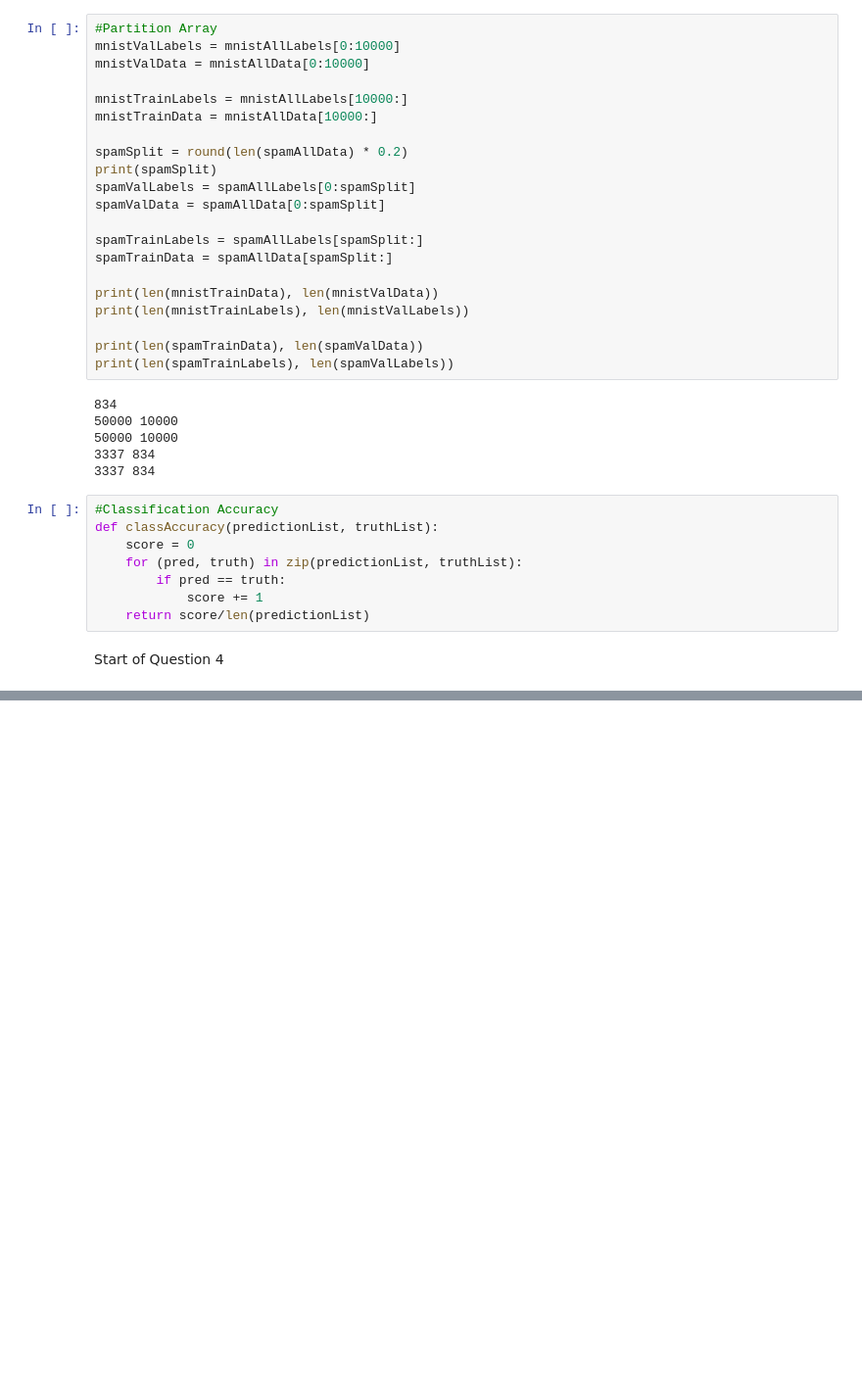
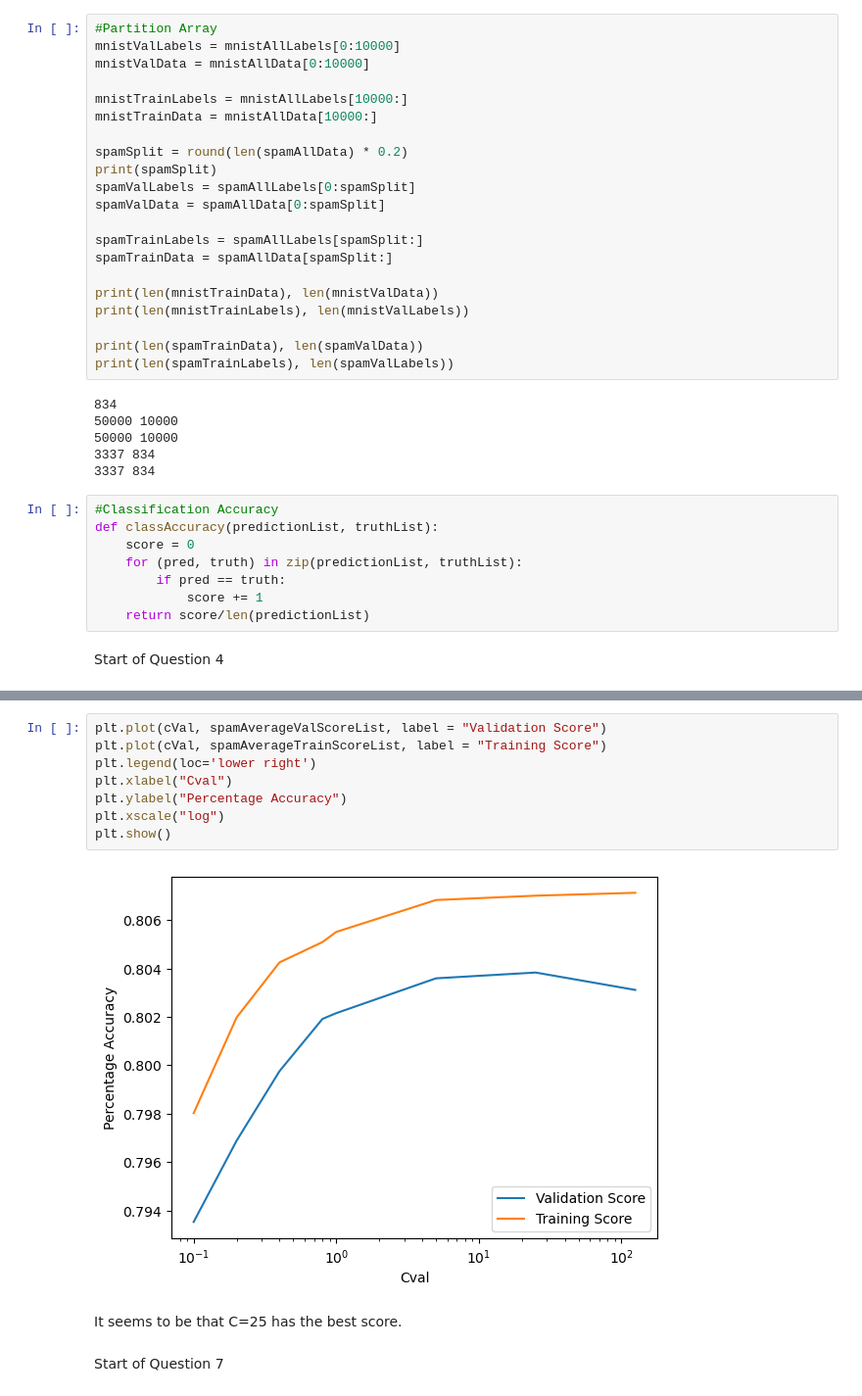
Before and after one commit to frankjinn/Machine-Learning-Projects, a Jupyter notebook: hw1/scripts/hw1.ipynb, the cells around one changed output, grey strips where cells are left out. Shown at 98% size. Drawn from its saved outputs; the diff is of its cells as text; blank space fills up the shorter version.

```diff
--- a/hw1/scripts/hw1.ipynb
+++ b/hw1/scripts/hw1.ipynb
@@ -222,0 +390,14 @@ Original Data
+# %%
+plt.plot(cVal, spamAverageValScoreList, label = "Validation Score")
+plt.plot(cVal, spamAverageTrainScoreList, label = "Training Score")
+plt.legend(loc='lower right')
+plt.xlabel("Cval")
+plt.ylabel("Percentage Accuracy")
+plt.xscale("log")
+plt.show()
+# %% [output]
+[figure, added]
+# %% [markdown]
+It seems to be that C=25 has the best score.
+# %% [markdown]
+Start of Question 7
```
Also changed, not shown: parts of 15 cells of this notebook, 2 other files.
